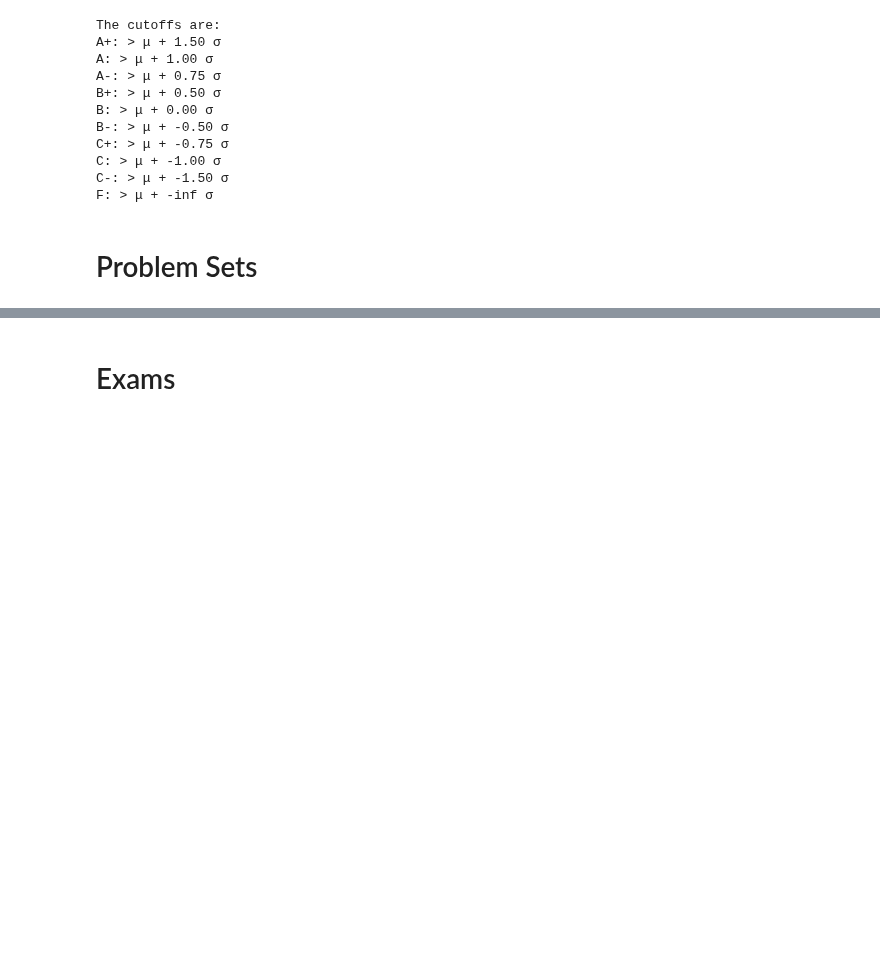
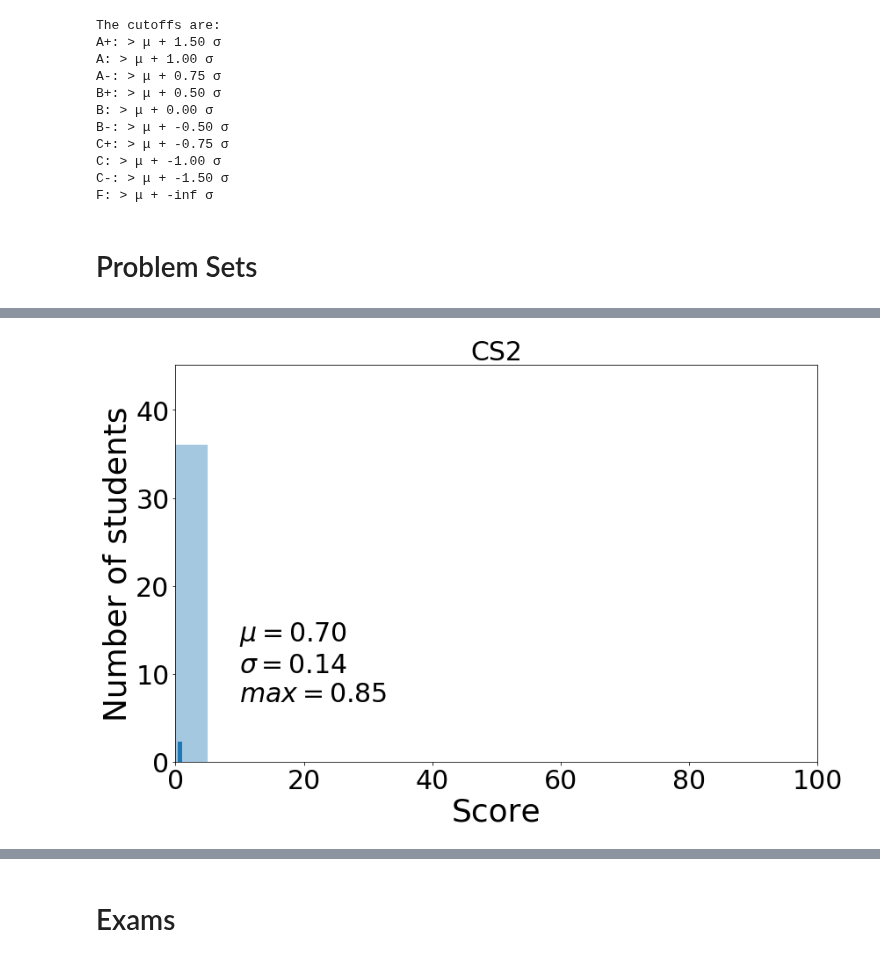
Before and after one commit to materialsvirtuallab/ceng114, a Jupyter notebook: grades/statsw2018.ipynb, the cells around one changed output, grey strips where cells are left out. Saved outputs shown, nothing was run; the diff lists cells and outputs as text; code cells hidden in the pictures; blank space fills up the shorter version.

```diff
--- a/grades/statsw2018.ipynb
+++ b/grades/statsw2018.ipynb
@@ -160 +162,5 @@ cutoffs = bar_plot(d, "CS1", annotate=False)
+# %%
+cutoffs = bar_plot(d, "CS2", annotate=False)
+# %% [output]
+[figure, added]
 # %%
```
Also changed, not shown: parts of 8 cells of this notebook.
